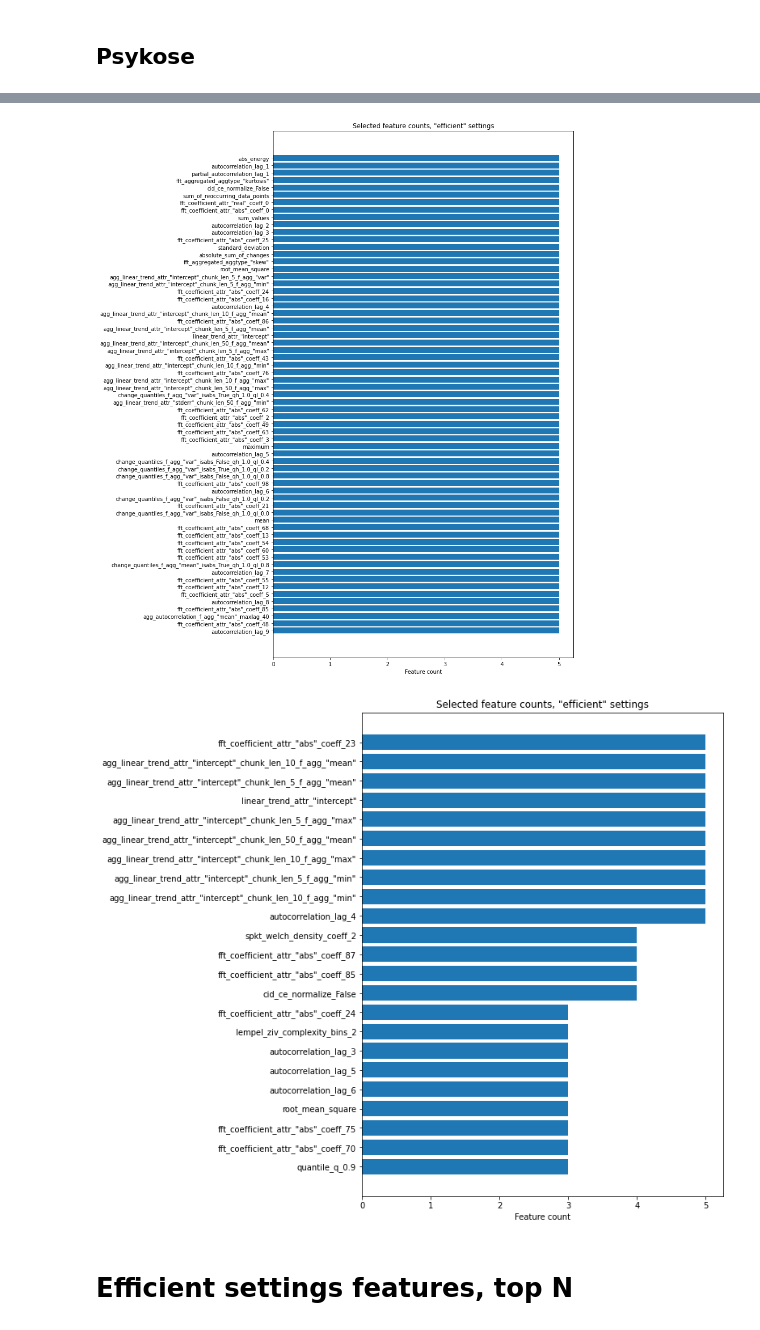
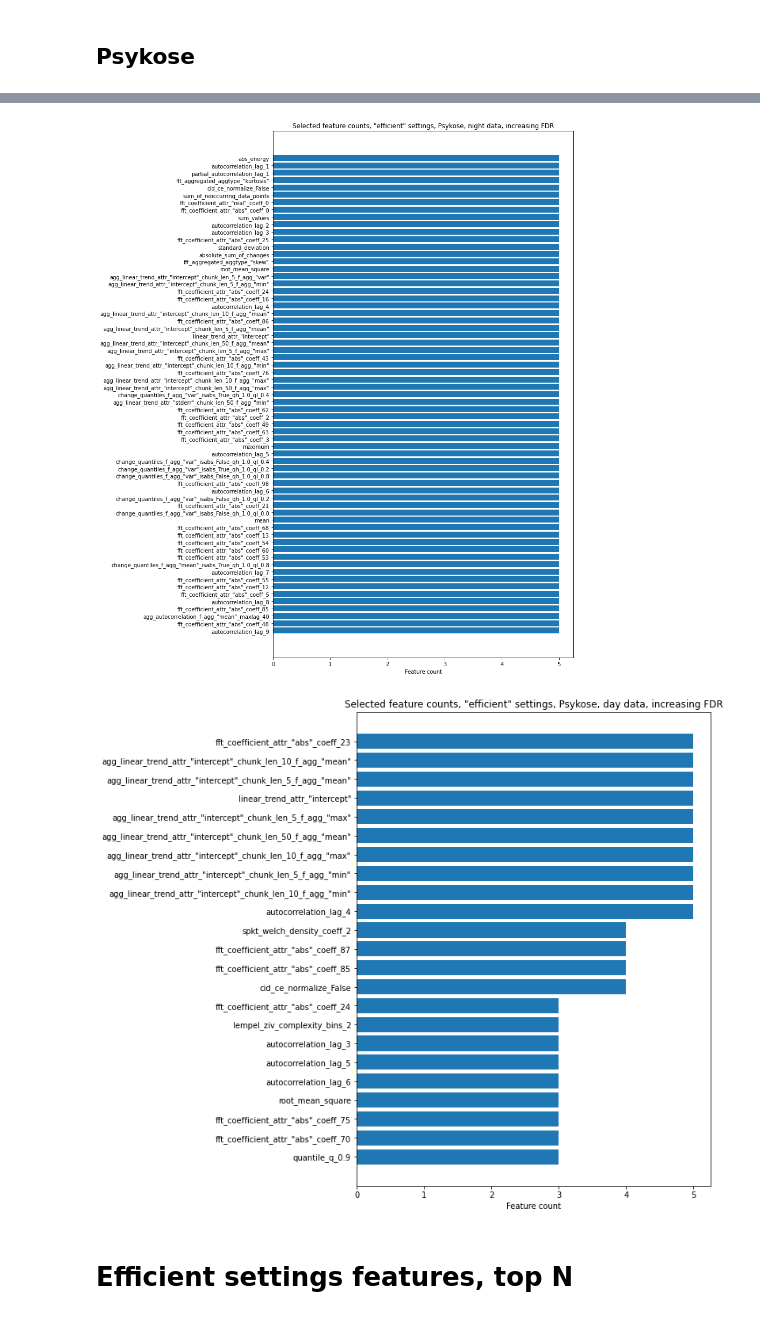
Before and after one commit to j-adamczyk/Mental_disorder_TS_feature_engineering, a Jupyter notebook: 3_feature_analysis.ipynb, the cells around one changed output, grey strips where cells are left out. Cells and saved outputs as stored; diff of their text form; code cells hidden in the pictures.

```diff
--- a/3_feature_analysis.ipynb
+++ b/3_feature_analysis.ipynb
@@ -19,6 +19,7 @@ from tsfresh.transformers import FeatureSelector
 from utils import variance_thresholding, standardize
 # %%
 PROCESSED_DATA_DIR = "processed_data"
+PLOTS_DIR = "plots"
 # %% [markdown]
 # Utilities
 # %%
@@ -40,6 +41,10 @@ def plot_feature_counts(feature_counts: List[Tuple], settings: str, figsize=(8,
     ax.set_yticklabels(names)
     ax.invert_yaxis()  # labels read top-to-bottom
     ax.set_xlabel("Feature count")
-    ax.set_title(f"Selected feature counts, {settings}")
+    title = f"Selected feature counts, {settings}"
+    ax.set_title(title)
 
+    filename = title.replace('"', "").replace(",", "").replace(" ", "_")
+    filepath = os.path.join(PLOTS_DIR, f"{filename}.eps")
+    plt.savefig(filepath)
     plt.show()
@@ -276,16 +248,24 @@ plot_feature_counts(features_full24h_filtered, "\"efficient\" settings", figsize
 # we only show features that have been chosen at least 5 times, since there are a lot of them anyway
 features_night_filtered = [(name, count) for name, count in features_night if count >= 5]
 
-plot_feature_counts(features_night_filtered, "\"efficient\" settings", figsize=(10, 18))
+plot_feature_counts(
+    features_night_filtered,
+    "\"efficient\" settings, Psykose, night data, increasing FDR",
+    figsize=(10, 18)
+)
 # %% [output]
-[figure, old version]
+[figure, new version]
 # %%
 # we only show features that have been chosen at least 3 times, since there are a lot of them anyway
 features_day_filtered = [(name, count) for name, count in features_day if count >= 3]
 
-plot_feature_counts(features_day_filtered, "\"efficient\" settings", figsize=(8, 11))
+plot_feature_counts(
+    features_day_filtered,
+    "\"efficient\" settings, Psykose, day data, increasing FDR",
+    figsize=(8, 11)
+)
 # %% [output]
-[figure, old version]
+[figure, new version]
 # %% [markdown]
 # Efficient settings features, top N
 # %%
```
Also changed, not shown: parts of 12 cells of this notebook, 24 other files.
